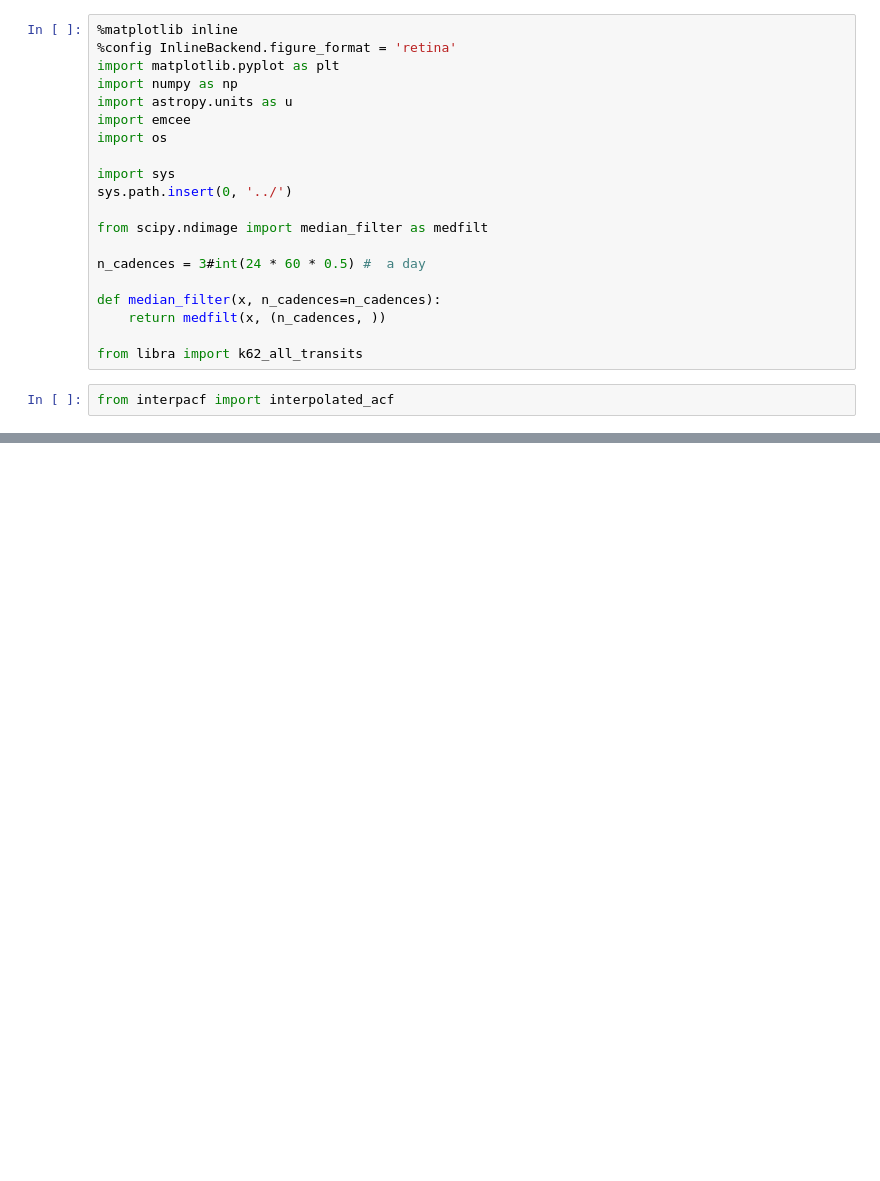
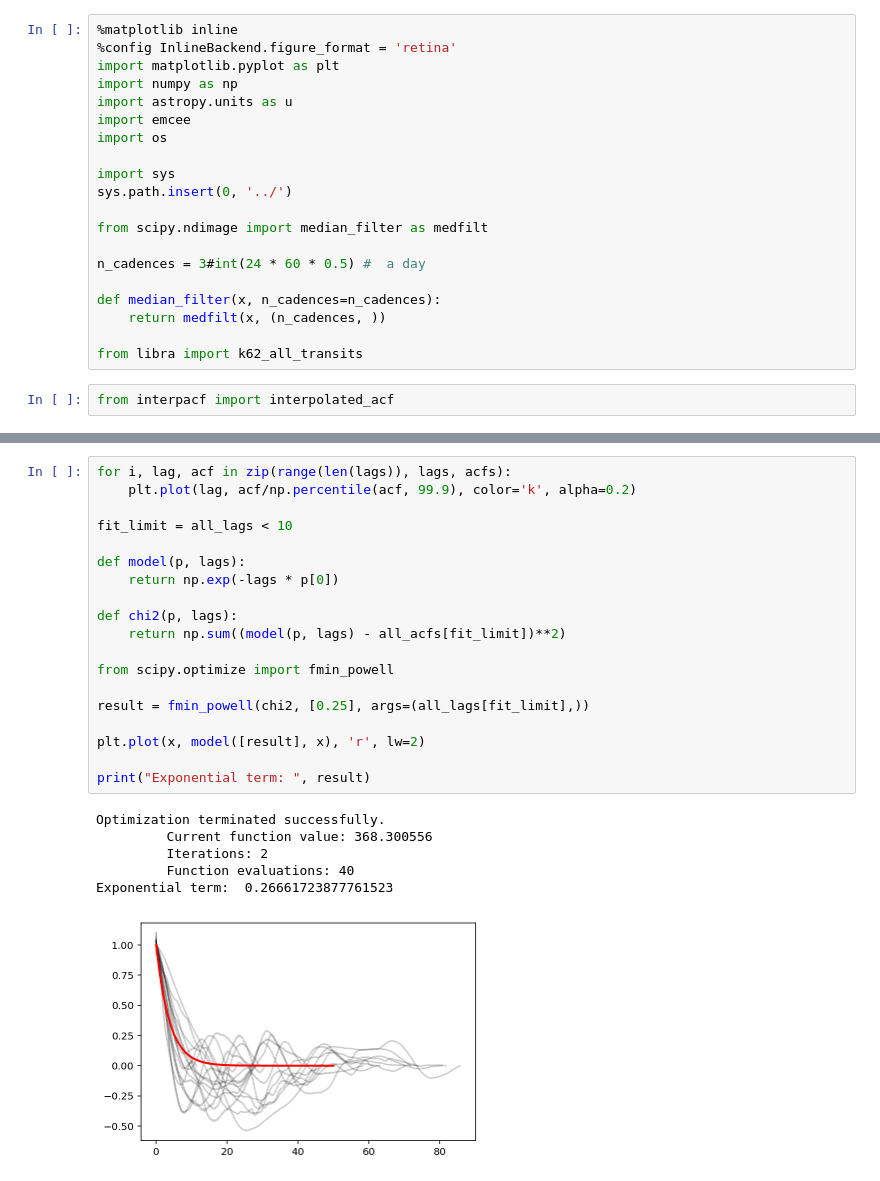
Before and after one commit to bmorris3/libra, a Jupyter notebook: notebooks/k62_acf.ipynb, the cells around one changed output, grey strips where cells are left out. Saved outputs shown, nothing was run; the diff lists cells and outputs as text; blank space fills up the shorter version.

```diff
--- a/notebooks/k62_acf.ipynb
+++ b/notebooks/k62_acf.ipynb
@@ -120,0 +133,26 @@ Text(0,0.5,'ACF')
+# %%
+for i, lag, acf in zip(range(len(lags)), lags, acfs):
+    plt.plot(lag, acf/np.percentile(acf, 99.9), color='k', alpha=0.2)
+
+fit_limit = all_lags < 10
+
+def model(p, lags):
+    return np.exp(-lags * p[0])
+
+def chi2(p, lags):
+    return np.sum((model(p, lags) - all_acfs[fit_limit])**2)
+
+from scipy.optimize import fmin_powell
+
+result = fmin_powell(chi2, [0.25], args=(all_lags[fit_limit],))
+
+plt.plot(x, model([result], x), 'r', lw=2)
+
+print("Exponential term: ", result)
+# %% [output]
+Optimization terminated successfully.
+         Current function value: 368.300556
+         Iterations: 2
+         Function evaluations: 40
+Exponential term:  0.26661723877761523
+[figure, added]
```
Also changed, not shown: parts of 2 cells of this notebook.
